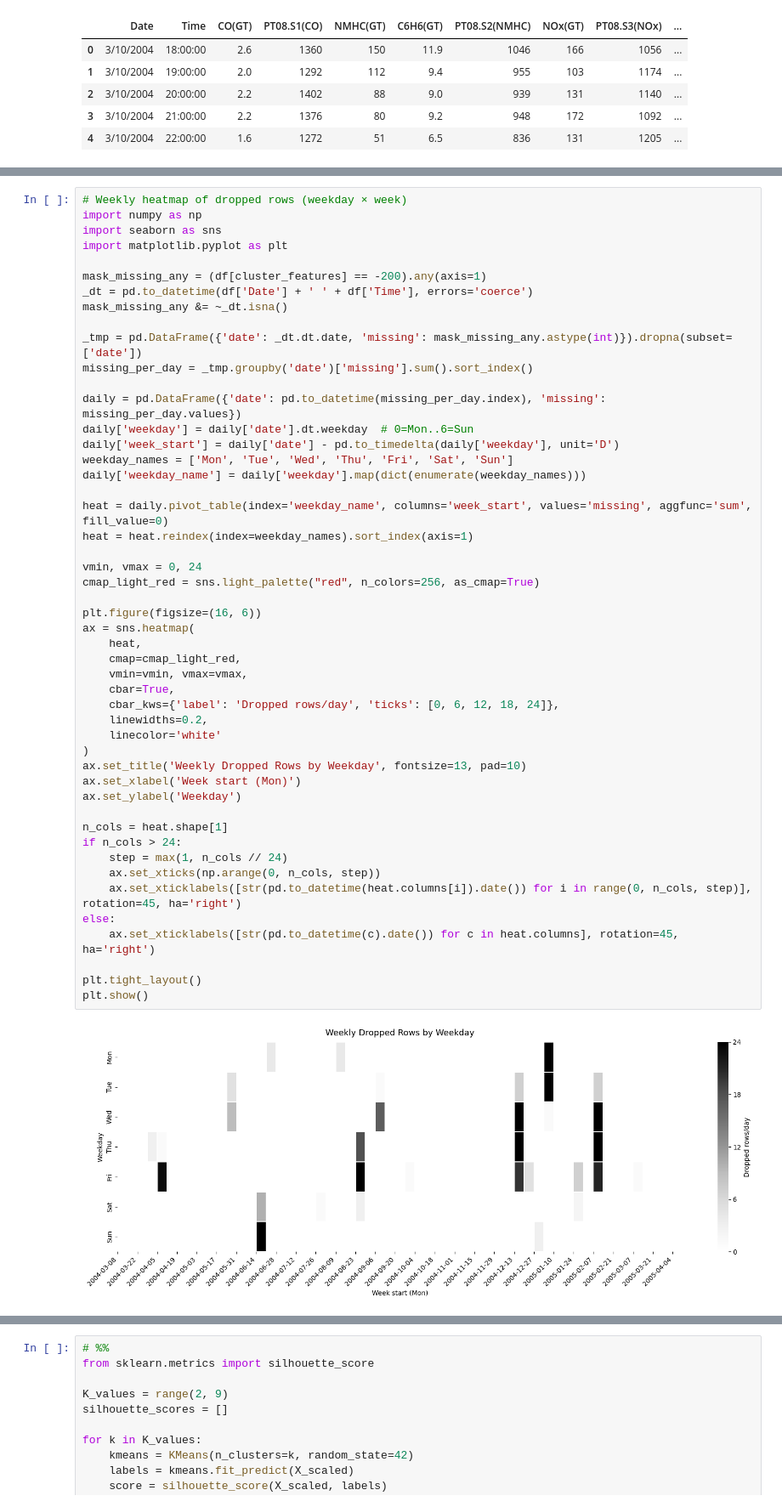
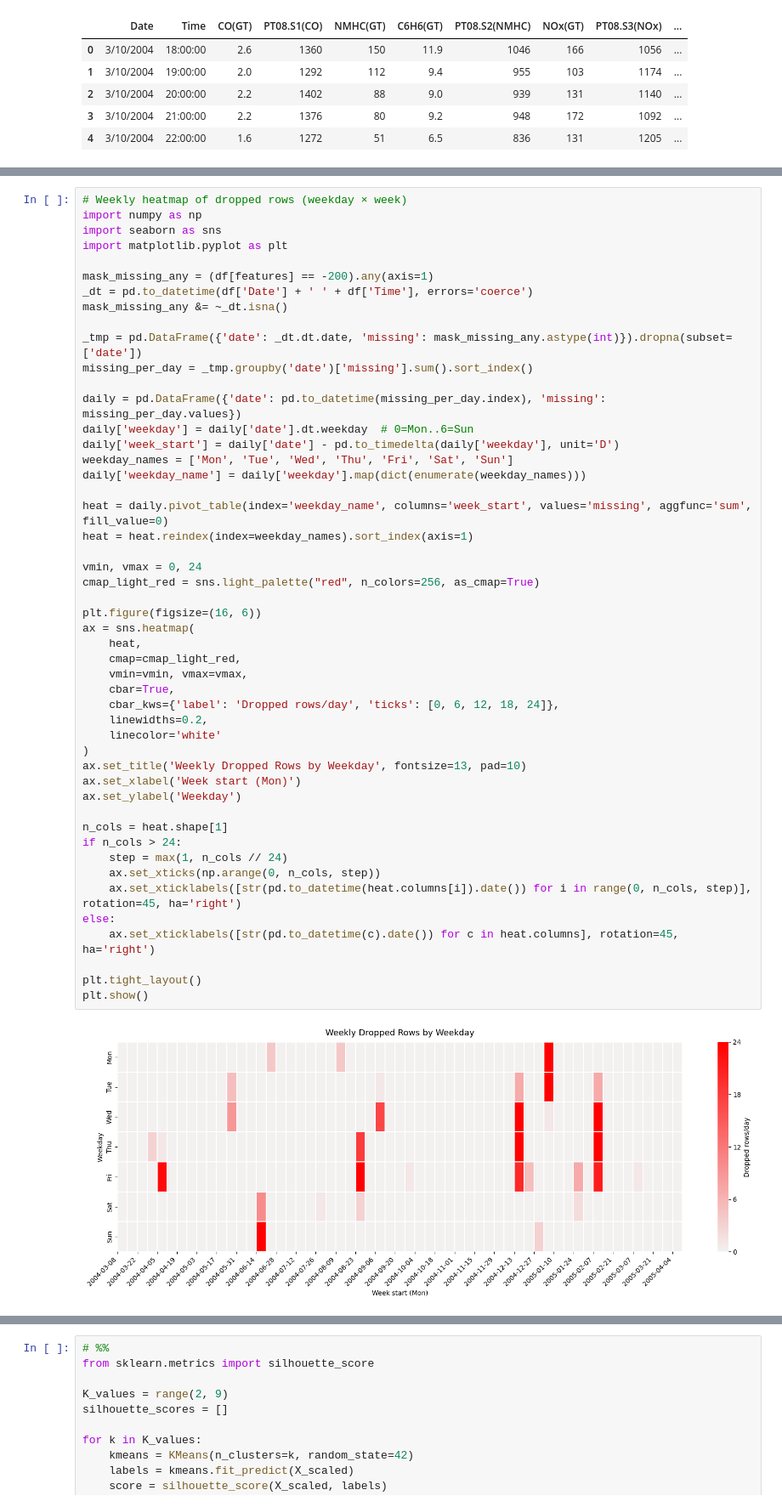
Before and after one commit to Gianluca-Coppola/Clustering, a Jupyter notebook: air_quality_clustering.ipynb, the cells around one changed output, grey strips where cells are left out. Shown at 85% size. Cells and saved outputs as stored; diff of their text form.

Commit message:
Added dropped data heatmap, fixed boxplots notches

```diff
--- a/air_quality_clustering.ipynb
+++ b/air_quality_clustering.ipynb
@@ -98,7 +54,7 @@ import numpy as np
 import seaborn as sns
 import matplotlib.pyplot as plt
 
-mask_missing_any = (df[cluster_features] == -200).any(axis=1)
+mask_missing_any = (df[features] == -200).any(axis=1)
 _dt = pd.to_datetime(df['Date'] + ' ' + df['Time'], errors='coerce')
 mask_missing_any &= ~_dt.isna()
 
@@ -115,31 +71,31 @@ heat = daily.pivot_table(index='weekday_name', columns='week_start', values='mis
 heat = heat.reindex(index=weekday_names).sort_index(axis=1)
 
 vmin, vmax = 0, 24
 cmap_light_red = sns.light_palette("red", n_colors=256, as_cmap=True)
 
 plt.figure(figsize=(16, 6))
 ax = sns.heatmap(
     heat,
     cmap=cmap_light_red,
     vmin=vmin, vmax=vmax,
     cbar=True,
     cbar_kws={'label': 'Dropped rows/day', 'ticks': [0, 6, 12, 18, 24]},
     linewidths=0.2,
     linecolor='white'
 )
 ax.set_title('Weekly Dropped Rows by Weekday', fontsize=13, pad=10)
 ax.set_xlabel('Week start (Mon)')
 ax.set_ylabel('Weekday')
 
 n_cols = heat.shape[1]
 if n_cols > 24:
     step = max(1, n_cols // 24)
     ax.set_xticks(np.arange(0, n_cols, step))
     ax.set_xticklabels([str(pd.to_datetime(heat.columns[i]).date()) for i in range(0, n_cols, step)], rotation=45, ha='right')
 else:
     ax.set_xticklabels([str(pd.to_datetime(c).date()) for c in heat.columns], rotation=45, ha='right')
 
 plt.tight_layout()
 plt.show()
 # %% [output]
-[figure, old version]
+[figure, new version]
```
Also changed, not shown: parts of 2 cells of this notebook.
